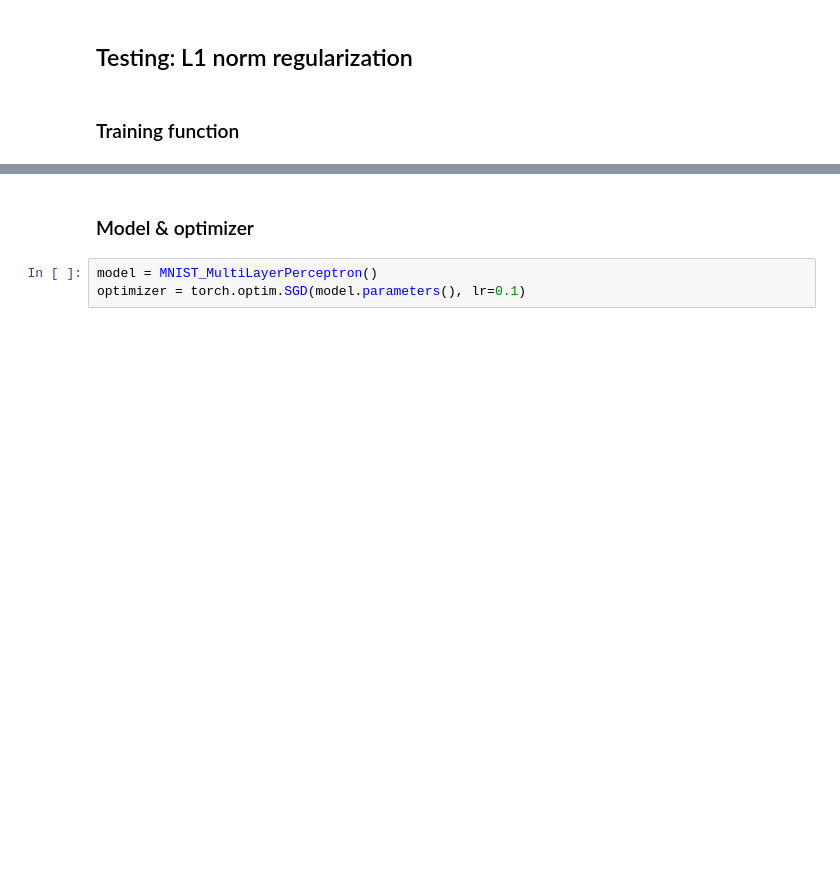
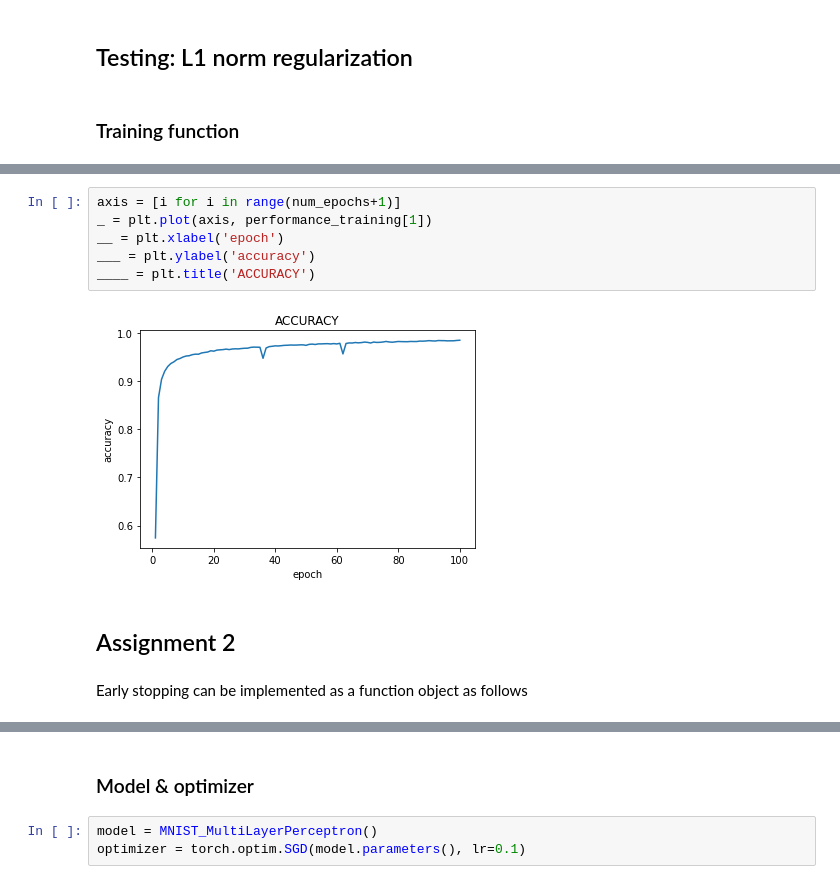
Before and after one commit to marcosicklinger/deep_learning, a Jupyter notebook: homework_3/homework_3.ipynb, the cells around one changed output, grey strips where cells are left out. Saved outputs shown, nothing was run; the diff lists cells and outputs as text; blank space fills up the shorter version.

```diff
--- a/homework_3/homework_3.ipynb
+++ b/homework_3/homework_3.ipynb
@@ -119,0 +159,12 @@ def training_L1reg(model, criterion, optimizer, trainloader, validloader, epochs
+# %%
+axis = [i for i in range(num_epochs+1)]
+_ = plt.plot(axis, performance_training[1])
+__ = plt.xlabel('epoch')
+___ = plt.ylabel('accuracy')
+____ = plt.title('ACCURACY')
+# %% [output]
+[figure, added]
+# %% [markdown]
+## Assignment 2
+# %% [markdown]
+Early stopping can be implemented as a function object as follows
```
Also changed, not shown: parts of 30 cells of this notebook, 4 other files.
